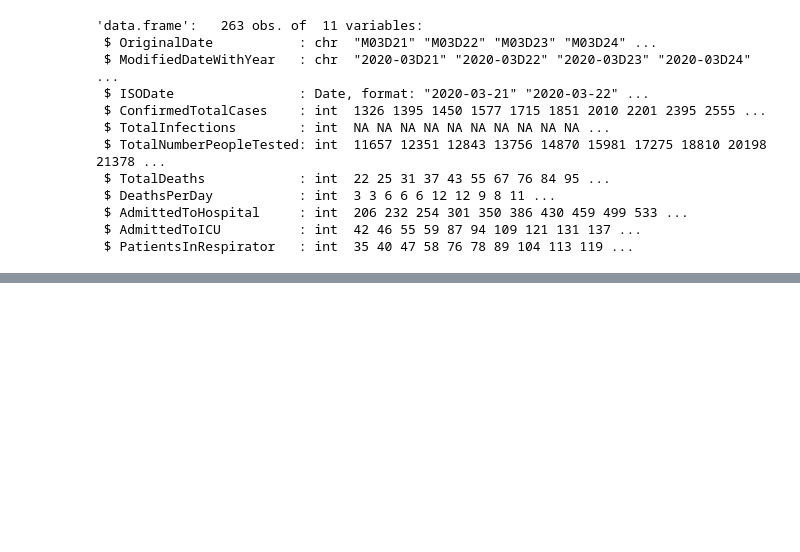
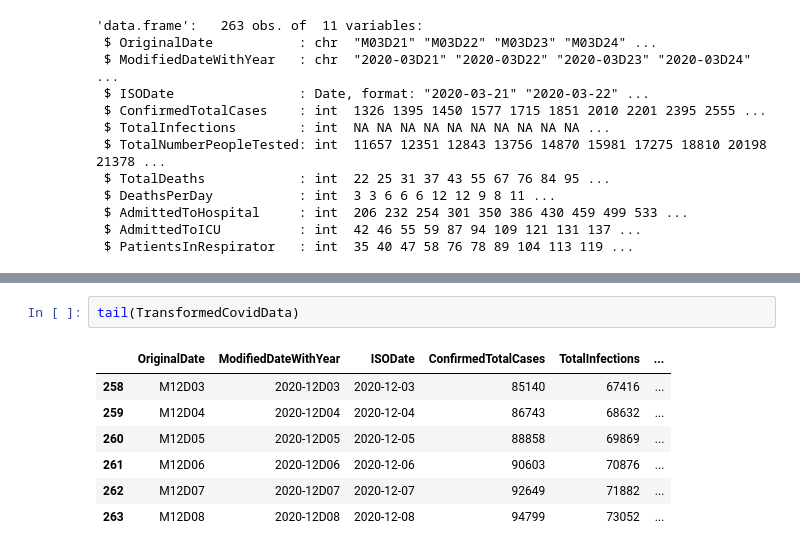
Before and after one commit to shrestaz/covid, a Jupyter notebook: EDA-COVID.ipynb, the cells around one changed output, grey strips where cells are left out. Cells and saved outputs as stored; diff of their text form; blank space fills up the shorter version.

```diff
--- a/EDA-COVID.ipynb
+++ b/EDA-COVID.ipynb
@@ -155,0 +260,10 @@ scale_color_identity(name = "",
+# %%
+tail(TransformedCovidData)
+# %% [output]
+|  | OriginalDate | ModifiedDateWithYear | ISODate | ConfirmedTotalCases | TotalInfections | ... |
+| 258 | M12D03 | 2020-12D03 | 2020-12-03 | 85140 | 67416 | ... |
+| 259 | M12D04 | 2020-12D04 | 2020-12-04 | 86743 | 68632 | ... |
+| 260 | M12D05 | 2020-12D05 | 2020-12-05 | 88858 | 69869 | ... |
+| 261 | M12D06 | 2020-12D06 | 2020-12-06 | 90603 | 70876 | ... |
+| 262 | M12D07 | 2020-12D07 | 2020-12-07 | 92649 | 71882 | ... |
+| 263 | M12D08 | 2020-12D08 | 2020-12-08 | 94799 | 73052 | ... |
```
Also changed, not shown: parts of 15 cells of this notebook.
